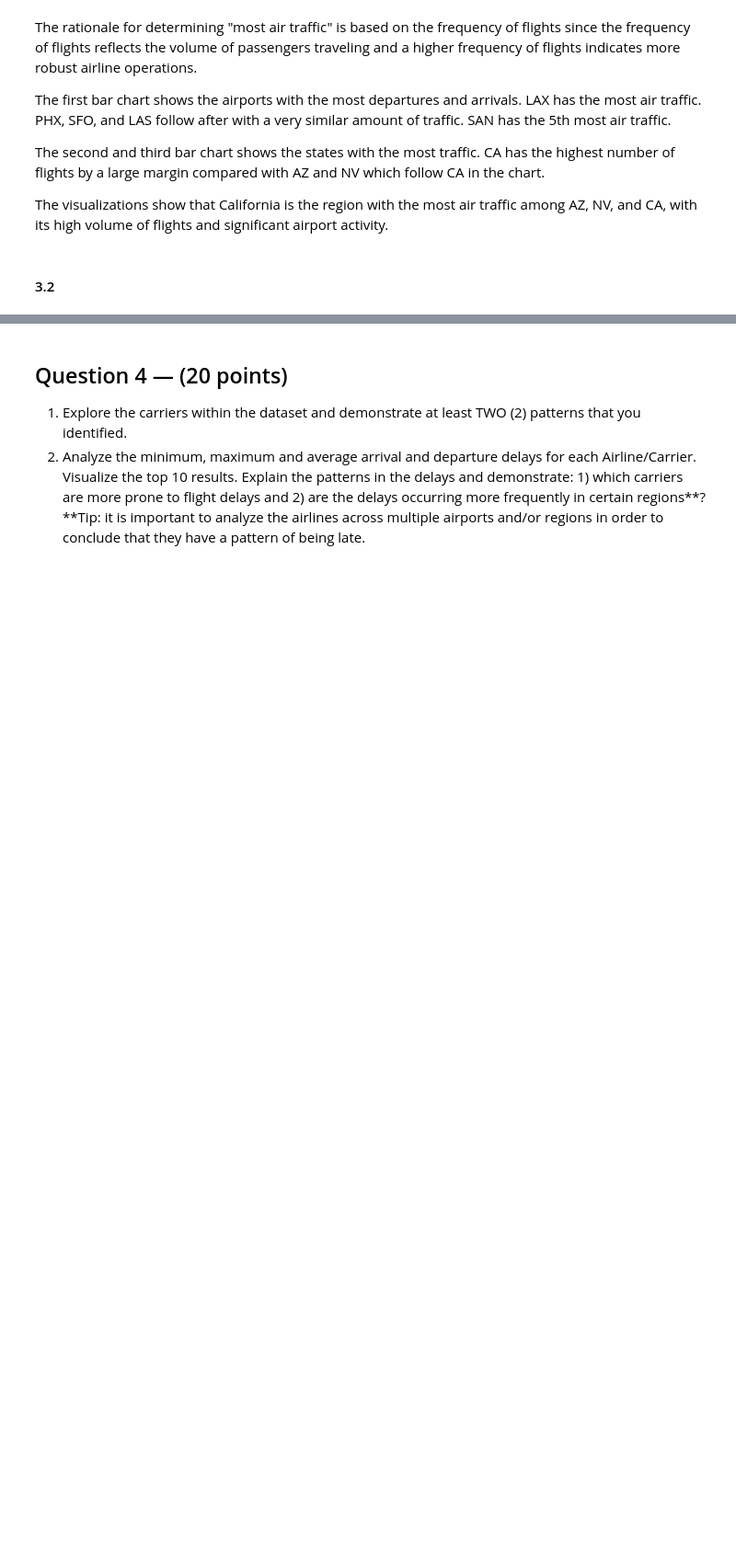
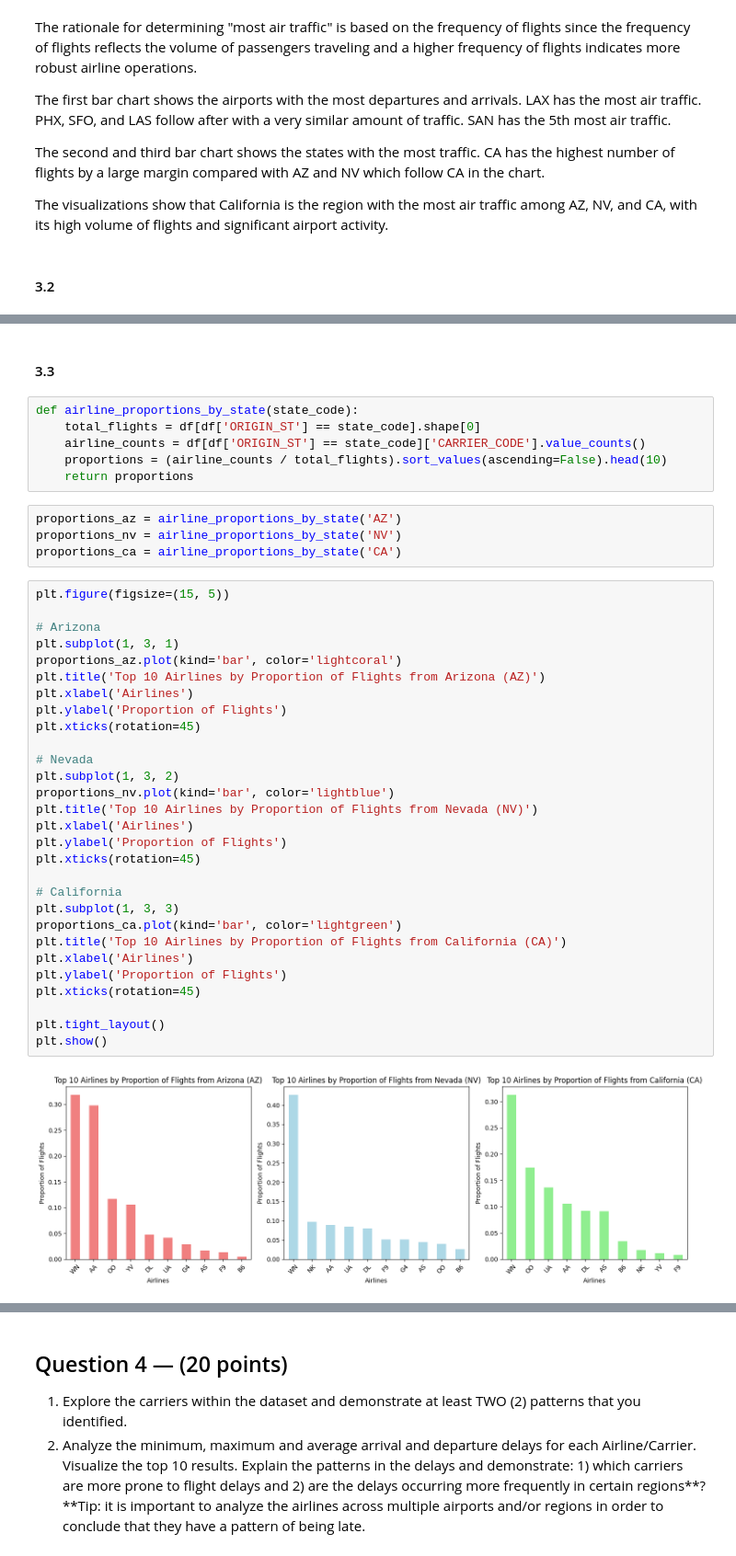
Before and after one commit to ayushzenith/practicum_1, a Jupyter notebook: Practicum.1.Group.30.ipynb, the cells around one changed output, grey strips where cells are left out. Shown at 92% size. Saved outputs shown, nothing was run; the diff lists cells and outputs as text; blank space fills up the shorter version.

```diff
--- a/Practicum.1.Group.30.ipynb
+++ b/Practicum.1.Group.30.ipynb
@@ -358,0 +408,43 @@ The visualizations show that California is the region with the most air traffic
+# %% [markdown]
+#### 3.3
+# %%
+def airline_proportions_by_state(state_code):
+    total_flights = df[df['ORIGIN_ST'] == state_code].shape[0]
+    airline_counts = df[df['ORIGIN_ST'] == state_code]['CARRIER_CODE'].value_counts()
+    proportions = (airline_counts / total_flights).sort_values(ascending=False).head(10)
+    return proportions
+# %%
+proportions_az = airline_proportions_by_state('AZ')
+proportions_nv = airline_proportions_by_state('NV')
+proportions_ca = airline_proportions_by_state('CA')
+# %%
+plt.figure(figsize=(15, 5))
+
+# Arizona
+plt.subplot(1, 3, 1)
+proportions_az.plot(kind='bar', color='lightcoral')
+plt.title('Top 10 Airlines by Proportion of Flights from Arizona (AZ)')
+plt.xlabel('Airlines')
+plt.ylabel('Proportion of Flights')
+plt.xticks(rotation=45)
+
+# Nevada
+plt.subplot(1, 3, 2)
+proportions_nv.plot(kind='bar', color='lightblue')
+plt.title('Top 10 Airlines by Proportion of Flights from Nevada (NV)')
+plt.xlabel('Airlines')
+plt.ylabel('Proportion of Flights')
+plt.xticks(rotation=45)
+
+# California
+plt.subplot(1, 3, 3)
+proportions_ca.plot(kind='bar', color='lightgreen')
+plt.title('Top 10 Airlines by Proportion of Flights from California (CA)')
+plt.xlabel('Airlines')
+plt.ylabel('Proportion of Flights')
+plt.xticks(rotation=45)
+
+plt.tight_layout()
+plt.show()
+# %% [output]
+[figure, added]
```
Also changed, not shown: parts of 5 cells of this notebook.
